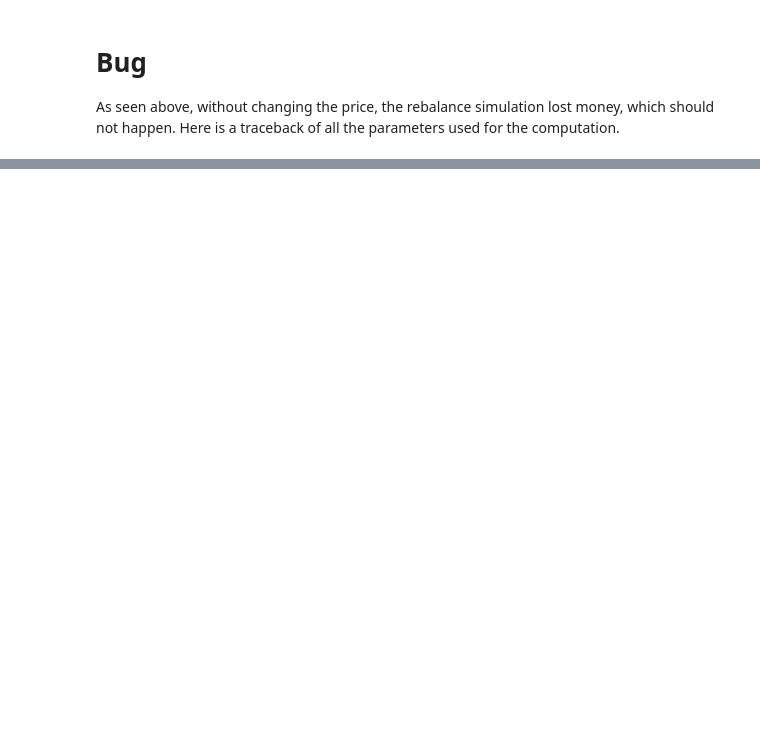
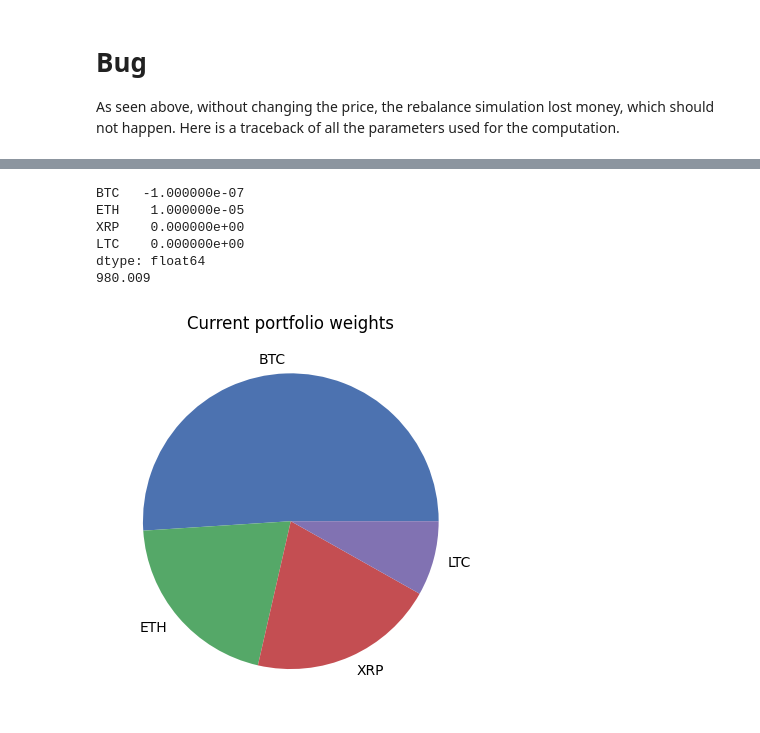
Before and after one commit to arguiot/portfolio, a Jupyter notebook: trade_generator.ipynb, the cells around one changed output, grey strips where cells are left out. Saved outputs shown, nothing was run; the diff lists cells and outputs as text; code cells hidden in the pictures; blank space fills up the shorter version.

Commit message:
[WIP] Improved rebalancing

```diff
--- a/trade_generator.ipynb
+++ b/trade_generator.ipynb
@@ -112,0 +113,30 @@ df
+# %%
+from portfolio_optimization.portfolio.rebalancing import *
+
+opt = optimize_trades(
+    holdings=portfolio,
+    new_target_weights=new_target_weights,
+    prices=prices,
+    min_W=0.0,
+    max_W=0.5,
+    external_movement=0,
+    l1_reg=1,
+)
+
+print(opt)
+
+# Execute the trades
+
+portfolio = portfolio + opt
+
+value = portfolio * prices
+value.plot(kind='pie', title='Current portfolio weights')
+print(value.sum())
+# %% [output]
+BTC   -1.000000e-07
+ETH    1.000000e-05
+XRP    0.000000e+00
+LTC    0.000000e+00
+dtype: float64
+980.009
+[figure, added]
```
Also changed, not shown: parts of 4 cells of this notebook, 9 other files.
